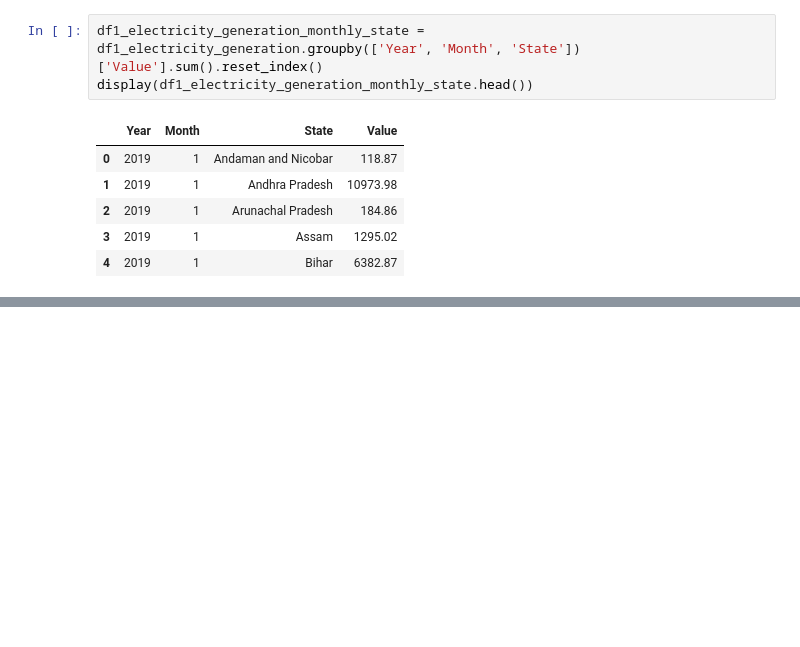
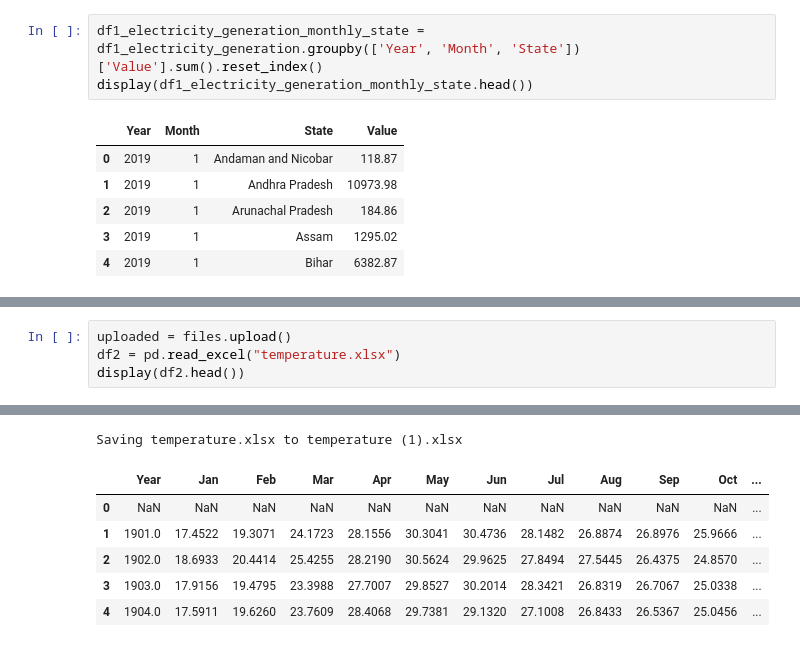
Before and after one commit to bodh1507/Energy-Demand-Forecasting, a Jupyter notebook: data_preprocessing.ipynb, the cells around one changed output, grey strips where cells are left out. Cells and saved outputs as stored; diff of their text form; blank space fills up the shorter version.

```diff
--- a/data_preprocessing.ipynb
+++ b/data_preprocessing.ipynb
@@ -177,0 +194,5 @@ display(df1_electricity_generation_monthly_state.head())
+# %%
+uploaded = files.upload()
+df2 = pd.read_excel("temperature.xlsx")
+display(df2.head())
+# %% [output]
@@ -177,0 +200,7 @@ display(df1_electricity_generation_monthly_state.head())
+Saving temperature.xlsx to temperature (1).xlsx
+|  | Year | Jan | Feb | Mar | Apr | May | Jun | Jul | Aug | Sep | Oct | ... |
+| 0 | NaN | NaN | NaN | NaN | NaN | NaN | NaN | NaN | NaN | NaN | NaN | ... |
+| 1 | 1901.0 | 17.4522 | 19.3071 | 24.1723 | 28.1556 | 30.3041 | 30.4736 | 28.1482 | 26.8874 | 26.8976 | 25.9666 | ... |
+| 2 | 1902.0 | 18.6933 | 20.4414 | 25.4255 | 28.2190 | 30.5624 | 29.9625 | 27.8494 | 27.5445 | 26.4375 | 24.8570 | ... |
+| 3 | 1903.0 | 17.9156 | 19.4795 | 23.3988 | 27.7007 | 29.8527 | 30.2014 | 28.3421 | 26.8319 | 26.7067 | 25.0338 | ... |
+| 4 | 1904.0 | 17.5911 | 19.6260 | 23.7609 | 28.4068 | 29.7381 | 29.1320 | 27.1008 | 26.8433 | 26.5367 | 25.0456 | ... |
```
Also changed, not shown: parts of 6 cells of this notebook.
